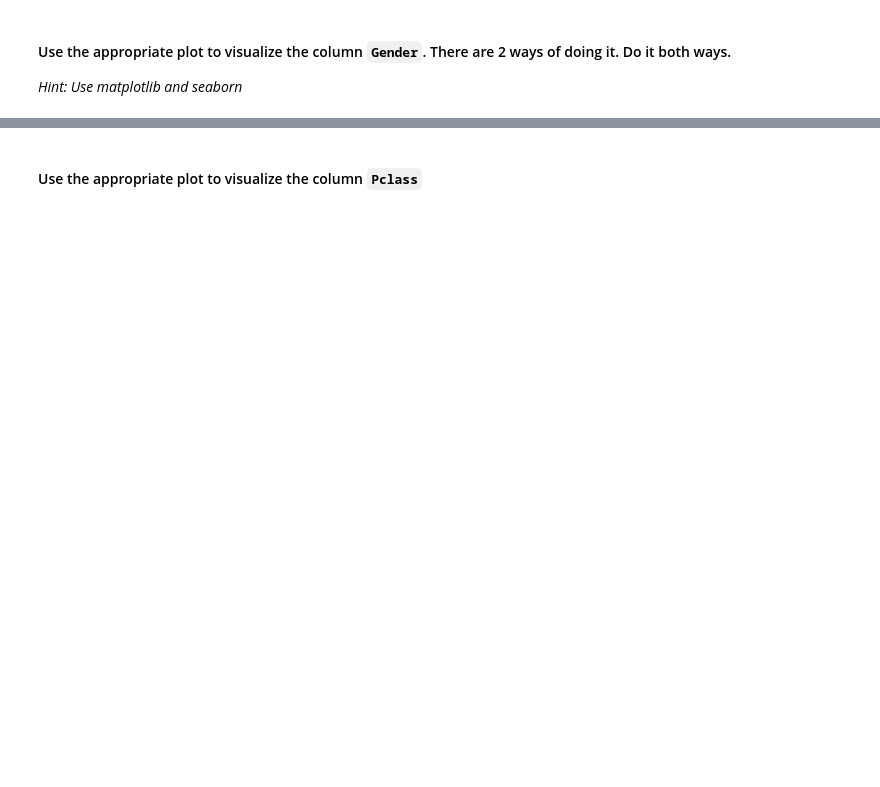
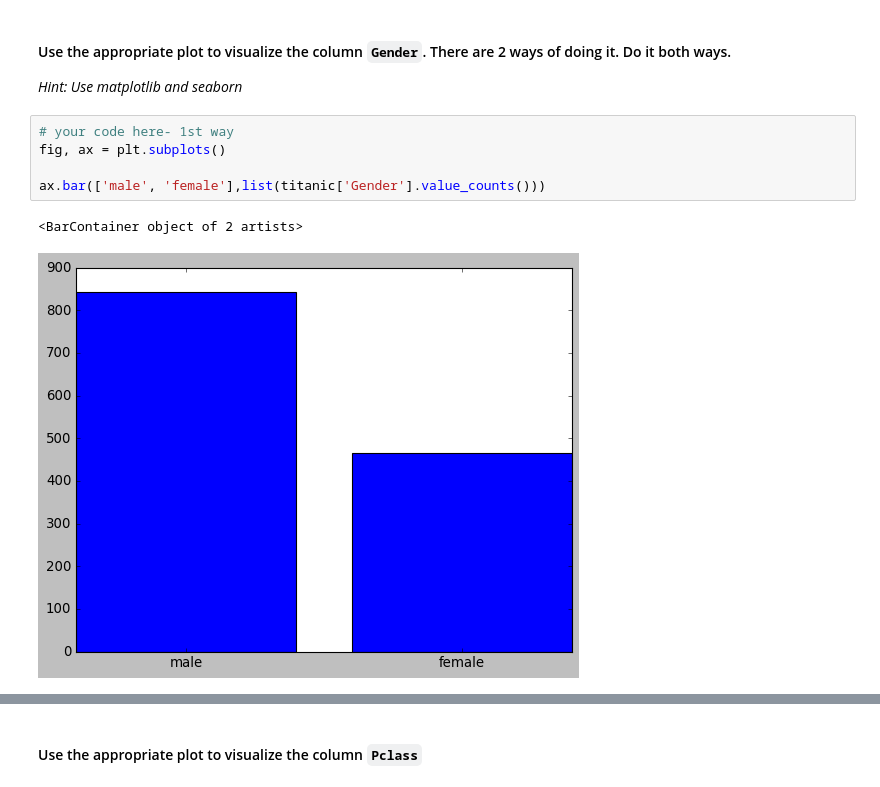
Before and after one commit to Albrodmar/dataptmad1019, a Jupyter notebook: module-2/lab-matplotlib-seaborn/your-code/challenge-3.ipynb, the cells around one changed output, grey strips where cells are left out. Cells and saved outputs as stored; diff of their text form; blank space fills up the shorter version.

```diff
--- a/module-2/lab-matplotlib-seaborn/your-code/challenge-3.ipynb
+++ b/module-2/lab-matplotlib-seaborn/your-code/challenge-3.ipynb
@@ -121,4 +126,12 @@ plt.show()
 #### Use the appropriate plot to visualize the column `Gender`. There are 2 ways of doing it. Do it both ways.
 
 *Hint: Use matplotlib and seaborn*
+# %%
+# your code here- 1st way
+fig, ax = plt.subplots()
+
+ax.bar(['male', 'female'],list(titanic['Gender'].value_counts()))
+# %% [output]
+<BarContainer object of 2 artists>
+[figure, added]
 # %%
```
Also changed, not shown: parts of 9 cells of this notebook.
